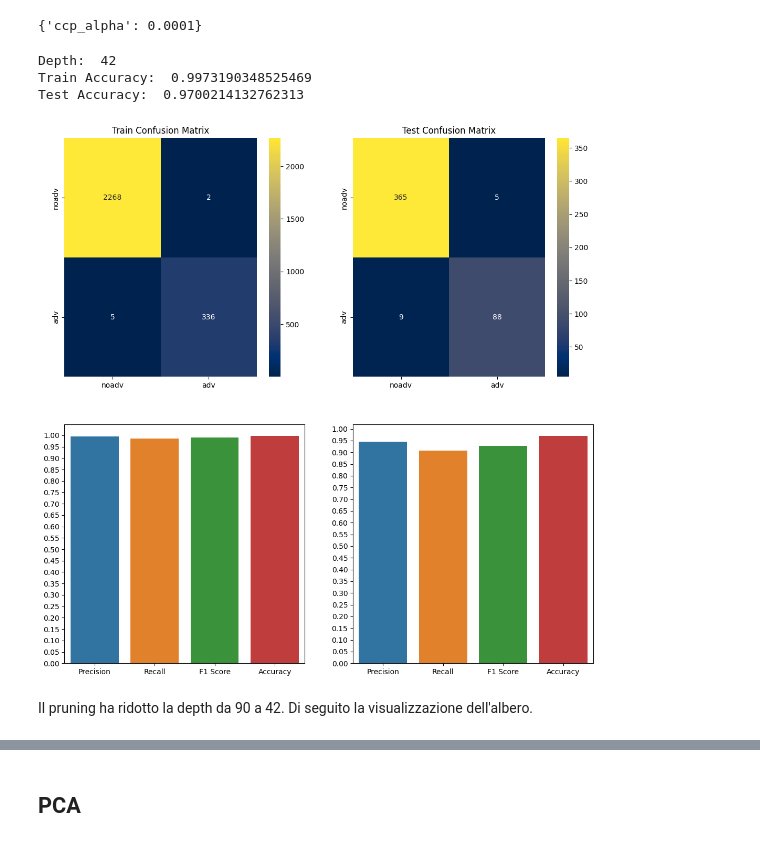
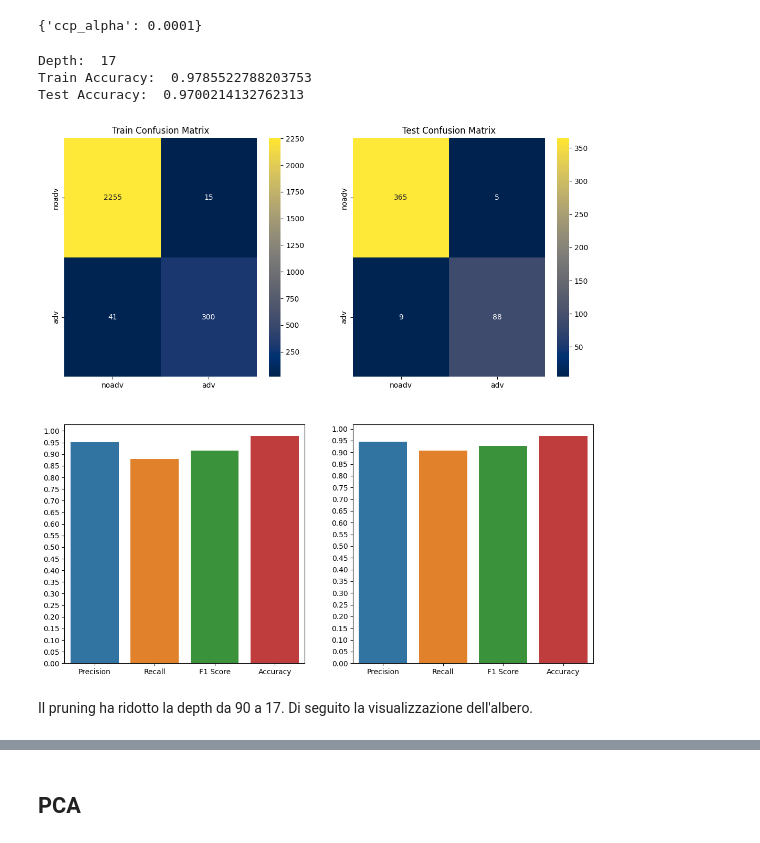
Before and after one commit to wredan/fad-project, a Jupyter notebook: notebook.ipynb, the cells around one changed output, grey strips where cells are left out. Cells and saved outputs as stored; diff of their text form; code cells hidden in the pictures.

Commit message:
fix: fix decision tree baseline prune

```diff
--- a/notebook.ipynb
+++ b/notebook.ipynb
@@ -1154,14 +1155,14 @@ gr_dt_prune.best_params_
 # %% [output]
 {'ccp_alpha': 0.0001}
 # %%
-dt_prune = train_dt(train_set_reduced, test_set_reduced, plot=True, ccp_alpha=0.0001)
+dt_prune = train_dt(train_set_reduced, test_set_reduced, plot=True, ccp_alpha=0.001)
 # %% [output]
-Depth:  42
-Train Accuracy:  0.9973190348525469
+Depth:  17
+Train Accuracy:  0.9785522788203753
 Test Accuracy:  0.9700214132762313
-[figure, old version]
+[figure, new version]
 # %% [markdown]
-Il pruning ha ridotto la depth da 90 a 42. Di seguito la visualizzazione dell'albero.
+Il pruning ha ridotto la depth da 90 a 17. Di seguito la visualizzazione dell'albero.
 # %%
 graph = print_dt(dt_prune, train_set_reduced)
 graph
```
Also changed, not shown: parts of 2 cells of this notebook.
